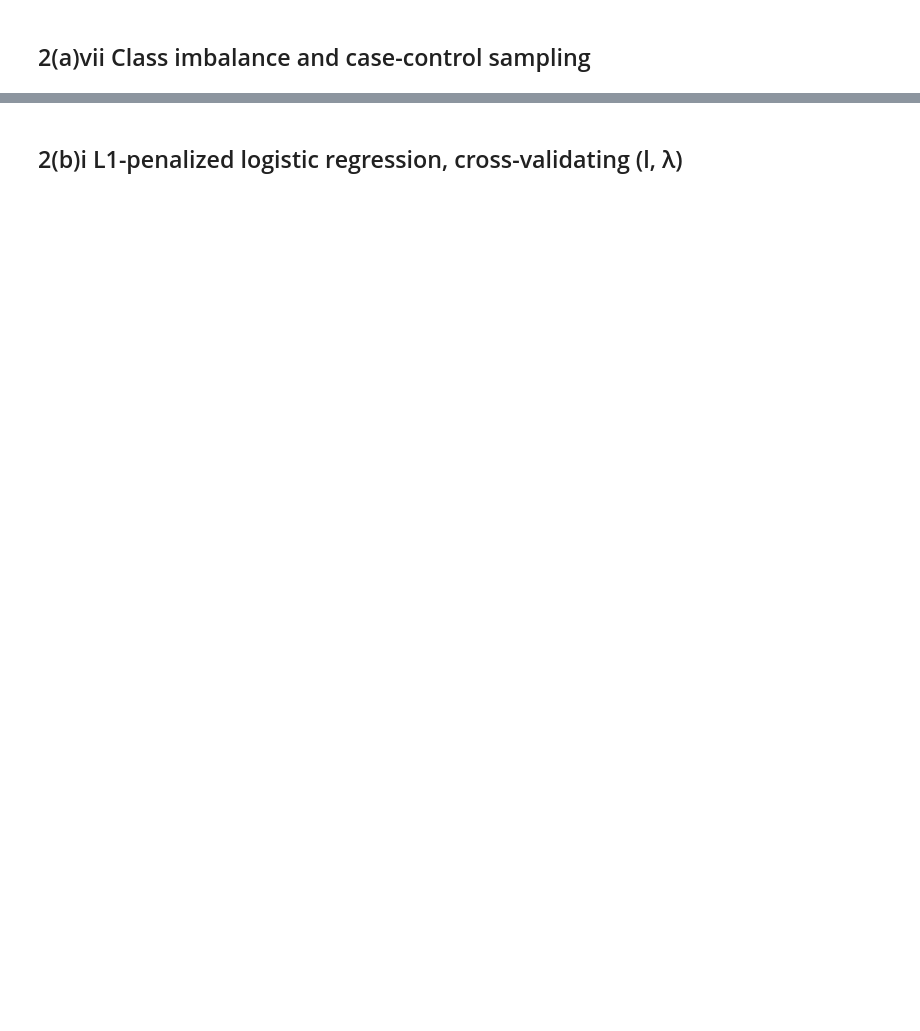
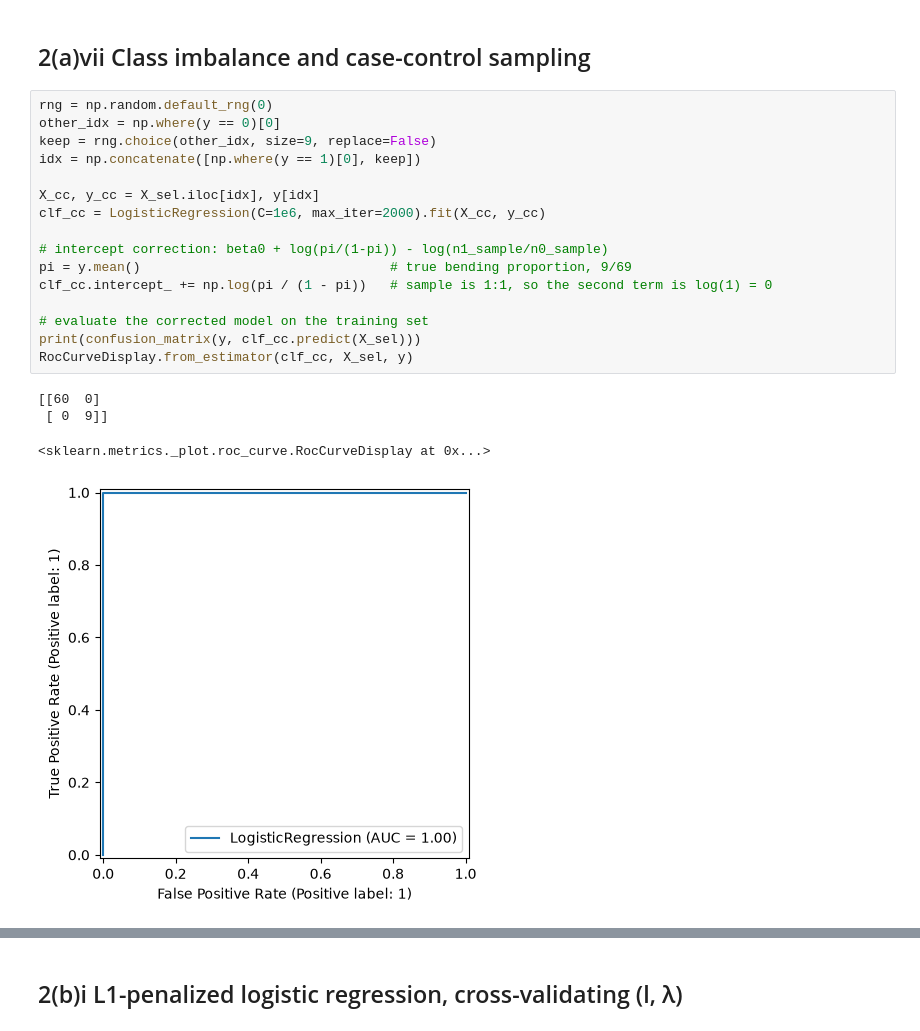
Before and after one commit to nimnusmik/Kim_Seonmin_HW4, a Jupyter notebook: code/Kim_Seonmin_HW4.ipynb, the cells around one changed output, grey strips where cells are left out. Saved outputs shown, nothing was run; the diff lists cells and outputs as text; blank space fills up the shorter version.

```diff
--- a/code/Kim_Seonmin_HW4.ipynb
+++ b/code/Kim_Seonmin_HW4.ipynb
@@ -76,2 +301,23 @@ _Answer_
 # %% [markdown]
 ## 2(a)vii Class imbalance and case-control sampling
+# %%
+rng = np.random.default_rng(0)
+other_idx = np.where(y == 0)[0]
+keep = rng.choice(other_idx, size=9, replace=False)
+idx = np.concatenate([np.where(y == 1)[0], keep])
+
+X_cc, y_cc = X_sel.iloc[idx], y[idx]
+clf_cc = LogisticRegression(C=1e6, max_iter=2000).fit(X_cc, y_cc)
+
+# intercept correction: beta0 + log(pi/(1-pi)) - log(n1_sample/n0_sample)
+pi = y.mean()                                # true bending proportion, 9/69
+clf_cc.intercept_ += np.log(pi / (1 - pi))   # sample is 1:1, so the second term is log(1) = 0
+
+# evaluate the corrected model on the training set
+print(confusion_matrix(y, clf_cc.predict(X_sel)))
+RocCurveDisplay.from_estimator(clf_cc, X_sel, y)
+# %% [output]
+[[60  0]
+ [ 0  9]]
+<sklearn.metrics._plot.roc_curve.RocCurveDisplay at 0x...>
+[figure, added]
```
Also changed, not shown: parts of 33 cells of this notebook, 1 other file.
